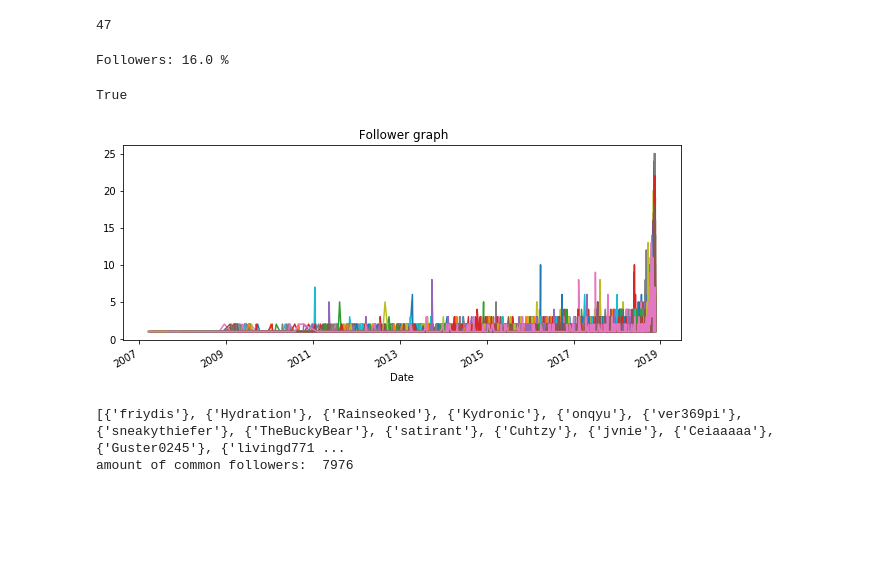
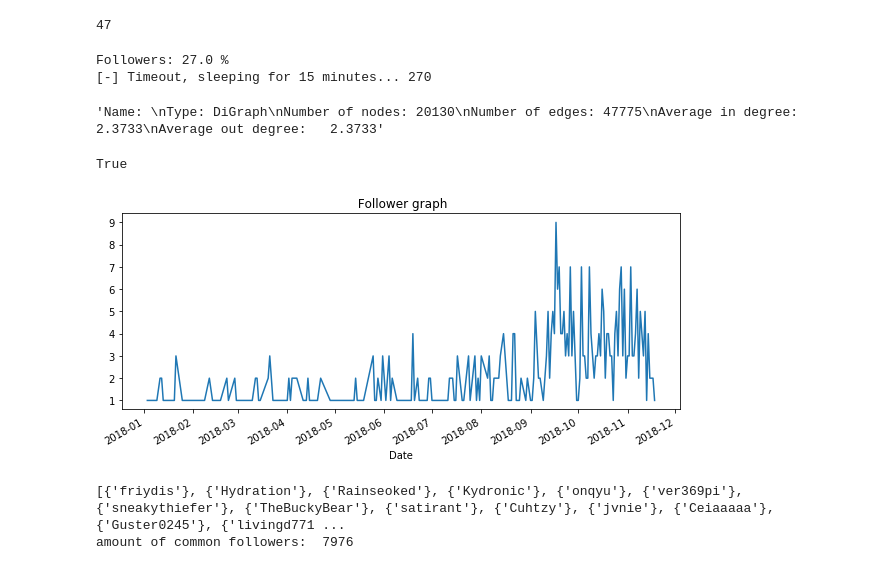
Before and after one commit to DJWickWack/TwitterProject, a Jupyter notebook: Twitter_Project.ipynb, the cells around one changed output. Drawn from its saved outputs; the diff is of its cells as text; code cells hidden in the pictures; blank space fills up the shorter version.

```diff
--- a/Twitter_Project.ipynb
+++ b/Twitter_Project.ipynb
@@ -142,9 +144,12 @@ class tweets():
         df.index.name = 'Date'
         df.columns=['cnt']
         df.reset_index()
+        #df=df[(df['Date'] > '2017-01-01') & (df['Date'] < '2018-02-01')]
+        #print (df.dtypes)
+        df=df.loc[df.index > '2018-01-01']
         df.plot(figsize=(10,4),kind='line',title=" Follower graph")
 
-def find_most_popular_player(self,G):
+    def find_most_popular_player(self,G):
         cat=dict(G.out_degree)
         mostPopular=max(cat.items(), key=operator.itemgetter(1))[0]
         return mostPopular
@@ -160,7 +165,8 @@ for name in Players:
     print ('next loop starts in 15 min')
     sleep(15*60)
 # %% [output]
-Followers: 16.0 %
+Followers: 27.0 %
+[-] Timeout, sleeping for 15 minutes... 270
 # %%
 G=nx.read_edgelist("combg.txt",delimiter=',', create_using=nx.DiGraph() , data=(('Timecreated',str),))#making the graph
 for edge in G.edges:# this is to get rid of hr min sec and just leave the day
@@ -168,15 +174,17 @@ for edge in G.edges:# this is to get rid of hr min sec and just leave the day
     G[x][y]['Timecreated']=datetime.datetime.strptime(G[x][y]['Timecreated'][:-9], '%Y-%m-%d')
 #G.in_degree
 #g.nodes()
+nx.info(G)
+# %% [output]
+'Name: \nType: DiGraph\nNumber of nodes: 20130\nNumber of edges: 47775\nAverage in degree:   2.3733\nAverage out degree:   2.3733'
 # %%
 nx.is_connected(G.to_undirected())
 # %% [output]
 True
 # %%
-for player in Players:
-    t.follower_timeplot(G,player)#where the graph is made
+t.follower_timeplot(G,"STRIKER_OW")#where the graph is made
 # %% [output]
-[figure, old version]
+[figure, new version]
 # %%
 print(t.common_follower(G)[:100])
 print("amount of common followers: ",len(t.common_follower(G)))
```
Also changed, not shown: parts of 2 cells of this notebook, 29 other files.
